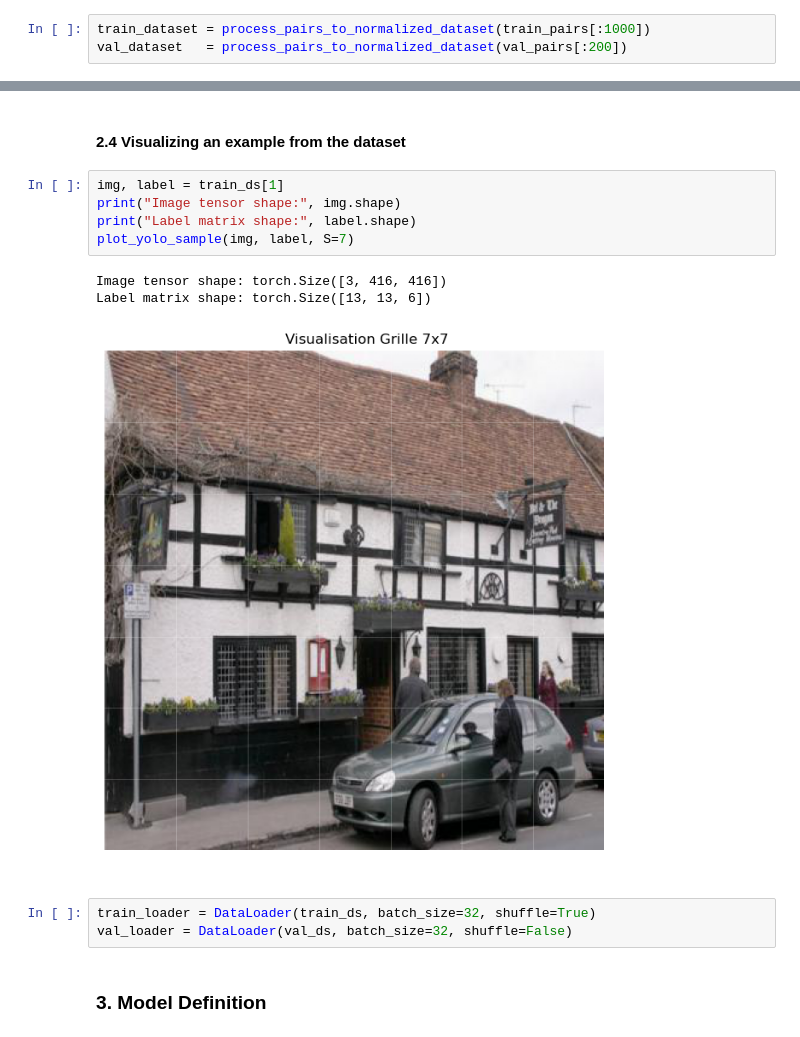
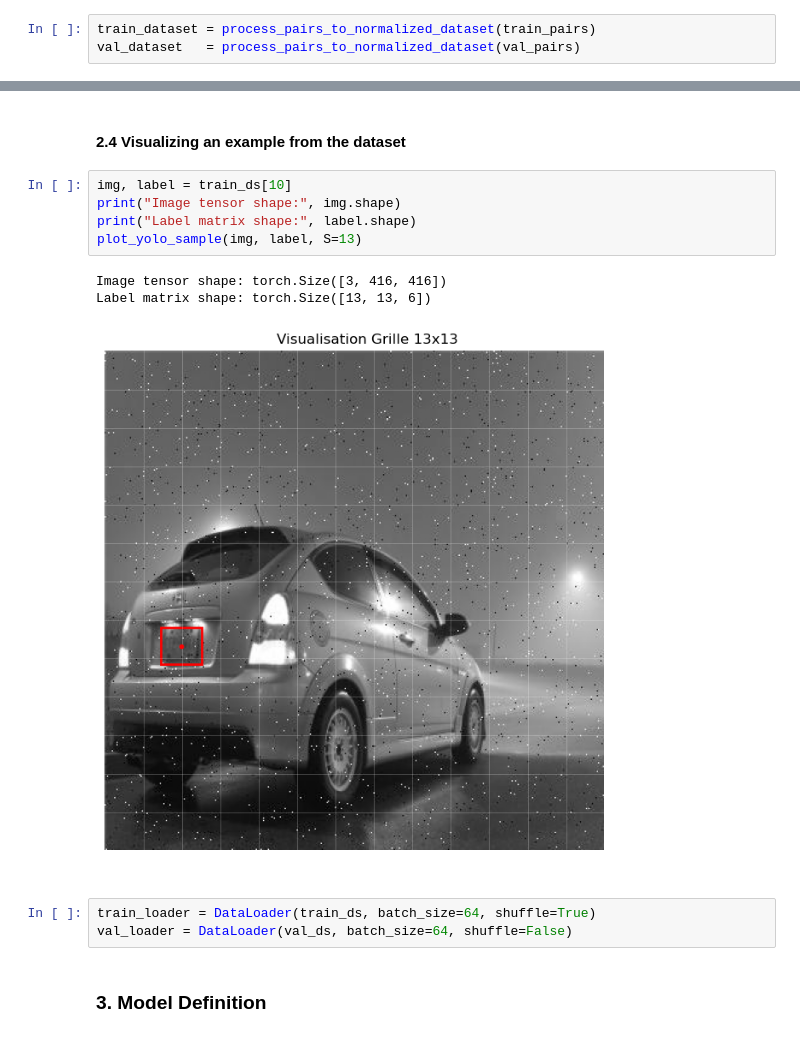
Before and after one commit to C3l3stin/ICVIS_project, a Jupyter notebook: notebooks/celestin.ipynb, the cells around one changed output, grey strips where cells are left out. Saved outputs shown, nothing was run; the diff lists cells and outputs as text.

```diff
--- a/notebooks/celestin.ipynb
+++ b/notebooks/celestin.ipynb
@@ -84,8 +84,8 @@ def process_pairs_to_normalized_dataset(pairs):
 
     return dataset_list
 # %%
-train_dataset = process_pairs_to_normalized_dataset(train_pairs[:1000])
-val_dataset   = process_pairs_to_normalized_dataset(val_pairs[:200])
+train_dataset = process_pairs_to_normalized_dataset(train_pairs)
+val_dataset   = process_pairs_to_normalized_dataset(val_pairs)
 # %% [markdown]
 #### 2.3 Transorm into PyTorch Dataset (YOLO format)
 # %%
@@ -144,17 +144,17 @@ val_ds   = YoloDataset(val_dataset,   transform=my_transforms, S=13)
 # %% [markdown]
 #### 2.4 Visualizing an example from the dataset
 # %%
-img, label = train_ds[1]
+img, label = train_ds[10]
 print("Image tensor shape:", img.shape)
 print("Label matrix shape:", label.shape)
-plot_yolo_sample(img, label, S=7)
+plot_yolo_sample(img, label, S=13)
 # %% [output]
 Image tensor shape: torch.Size([3, 416, 416])
 Label matrix shape: torch.Size([13, 13, 6])
-[figure, old version]
+[figure, new version]
 # %%
-train_loader = DataLoader(train_ds, batch_size=32, shuffle=True)
-val_loader = DataLoader(val_ds, batch_size=32, shuffle=False)
+train_loader = DataLoader(train_ds, batch_size=64, shuffle=True)
+val_loader = DataLoader(val_ds, batch_size=64, shuffle=False)
 # %% [markdown]
 ### 3. Model Definition
 # %%
```
Also changed, not shown: parts of 4 cells of this notebook.
